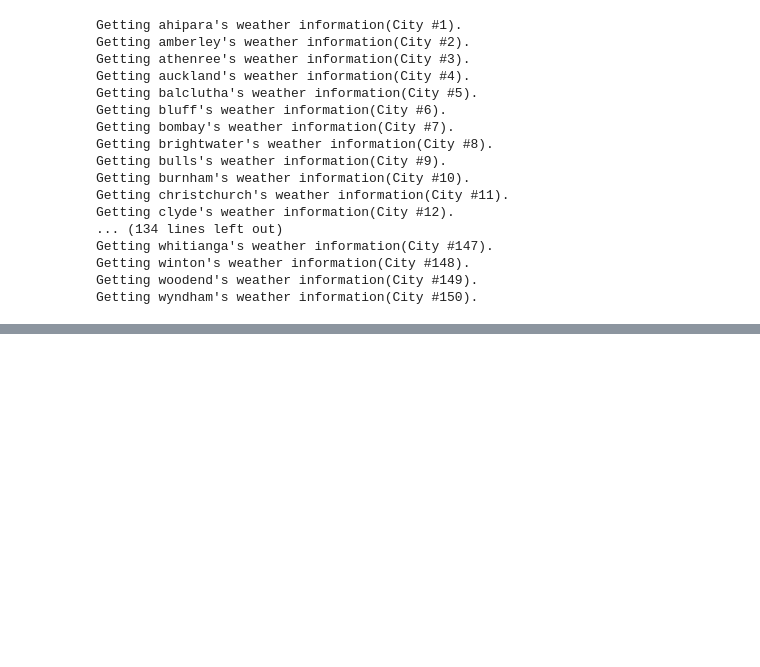
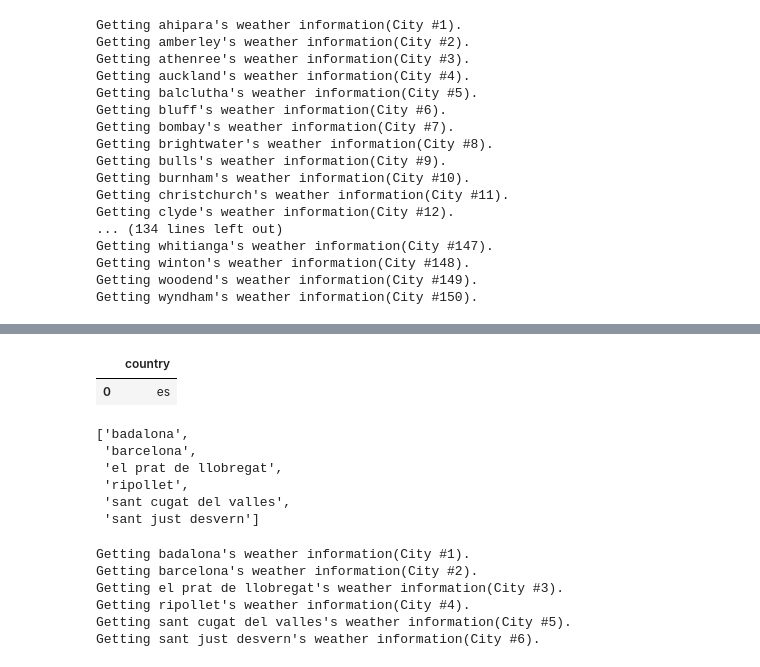
Before and after one commit to jonrsmart/ETL-Project, a Jupyter notebook: Weather.ipynb, the cells around one changed output, grey strips where cells are left out. Drawn from its saved outputs; the diff is of its cells as text; code cells hidden in the pictures; blank space fills up the shorter version.

Commit message:
Country code added to Barcelona data.

```diff
--- a/Weather.ipynb
+++ b/Weather.ipynb
@@ -194,0 +207,3 @@ barcelona['city'] = barcelona.apply(lambda row: citipy.nearest_city(row.latitude
+# %%
+#Using the citipy package to find the nearest city to the lat and long provided
+barcelona['country'] = barcelona.apply(lambda row: citipy.nearest_city(row.latitude, row.longitude).country_code, axis = 1)
@@ -204,3 +239,13 @@ barcelona_cities_df
+# %%
+#Grouping by city to remove duplicates
+
+barcelona_countries = barcelona[['country']].groupby(['country'])
+barcelona_countries_df = barcelona_countries.sum()
+barcelona_countries_df.reset_index(level=0, inplace=True)
+barcelona_countries_df
+# %% [output]
+|  | country |
+| 0 | es |
 # %%
 #Transforming our city series into a city list to use with the api
 
@@ -208,3 +253,10 @@ bn_city = barcelona_cities_df['city']
 bn_city
 cities = bn_city.values.tolist()
 cities
+# %% [output]
+['badalona',
+ 'barcelona',
+ 'el prat de llobregat',
+ 'ripollet',
+ 'sant cugat del valles',
+ 'sant just desvern']
@@ -224,7 +282,7 @@ max_temp = []
 humidity = []
 cloudiness = []
 wind_speed = []
-country = []
+country_list = []
 
 for city in cities:
 
@@ -232,7 +290,7 @@ for city in cities:
     city_no = cities.index(city) + 1
 
     try:
-        query_url = f"{url}appid={weather_api_key}&q={city}&units={units}"
+        query_url = f"{url}appid={weather_api_key}&q={city},{country}&units={units}"
 
 
 
@@ -248,10 +306,17 @@ for city in cities:
         humidity.append(weather_json["main"]["humidity"])
         cloudiness.append(weather_json["clouds"]["all"])
         wind_speed.append(weather_json["wind"]["speed"])
-        country.append(weather_json["sys"]["country"])
+        country_list.append(weather_json["sys"]["country"])
 
         print(f"Getting {city}\'s weather information(City #{city_no})." )
     except KeyError:
         print(f"Can't find {city} (City #{city_no}) .")
+# %% [output]
+Getting badalona's weather information(City #1).
+Getting barcelona's weather information(City #2).
+Getting el prat de llobregat's weather information(City #3).
+Getting ripollet's weather information(City #4).
+Getting sant cugat del valles's weather information(City #5).
+Getting sant just desvern's weather information(City #6).
 # %%
 #Putting city results into a dictionary
```
Also changed, not shown: parts of 7 cells of this notebook, 1 other file.
